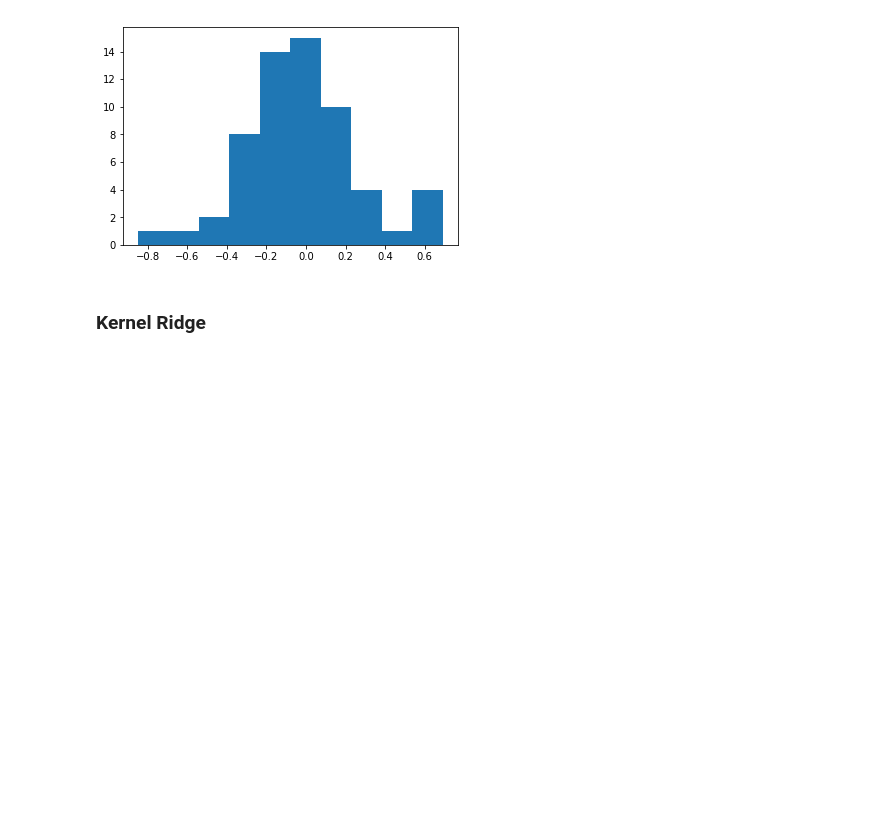
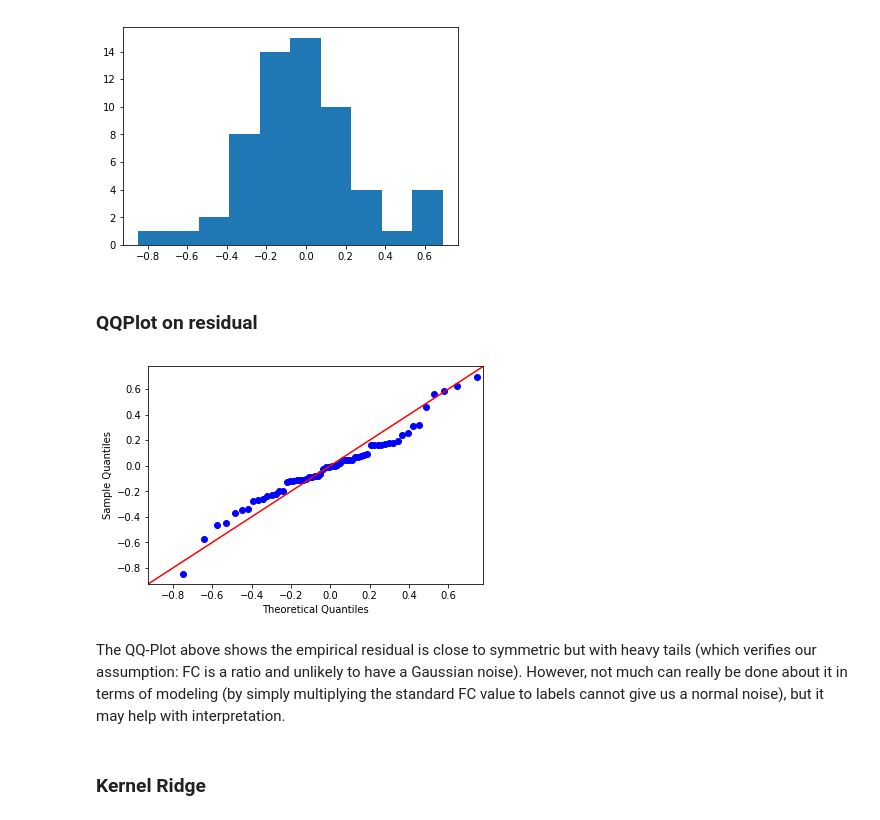
Before and after one commit to chengsoonong/eheye, a Jupyter notebook: SynBio/Regression on SynBio.ipynb, the cells around one changed output. Cells and saved outputs as stored; diff of their text form; code cells hidden in the pictures; blank space fills up the shorter version.

```diff
--- a/SynBio/Regression on SynBio.ipynb
+++ b/SynBio/Regression on SynBio.ipynb
@@ -67,6 +71,17 @@ plt.hist(y - reg.predict(X))
          0.6899867 ]),
  <a list of 10 Patch objects>)
 [figure]
+# %% [markdown]
+### QQPlot on residual
+# %%
+sm.qqplot(y-reg.predict(X), line='45', scale = 0.35)
+
+#pylab.show()
+pylab.savefig('qqplot.png')
+# %% [output]
+[figure, added]
+# %% [markdown]
+The QQ-Plot above shows the empirical residual is close to symmetric but with heavy tails (which verifies our assumption: FC is a ratio and unlikely to have a Gaussian noise). However, not much can really be done about it in terms of modeling (by simply multiplying the standard FC value to labels cannot give us a normal noise), but it may help with interpretation.
 # %% [markdown]
  ### Kernel Ridge
 # %%
```
Also changed, not shown: parts of 6 cells of this notebook.
